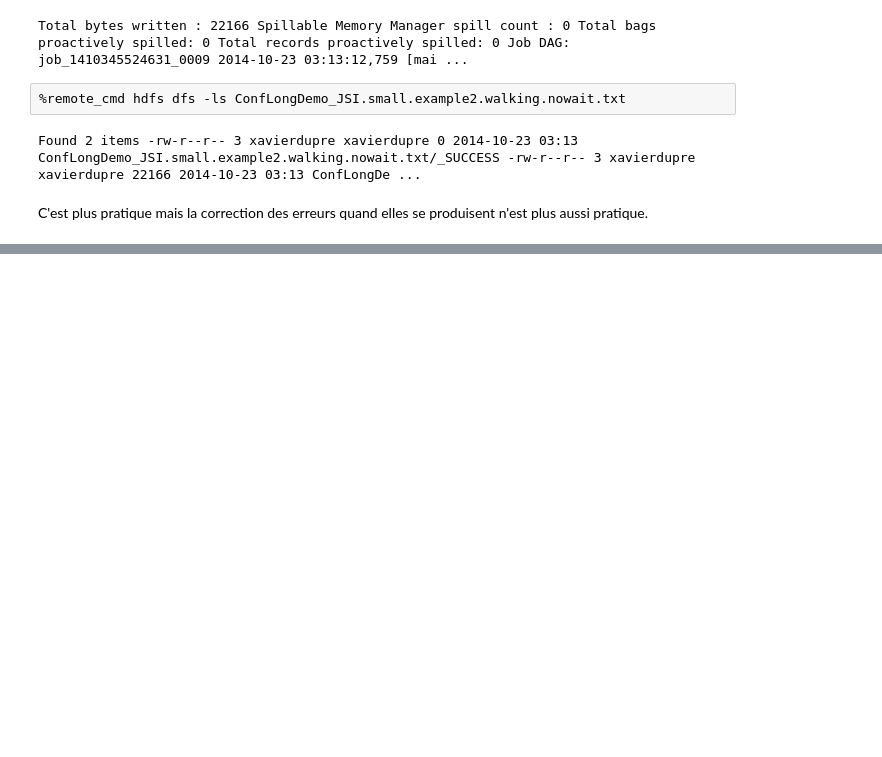
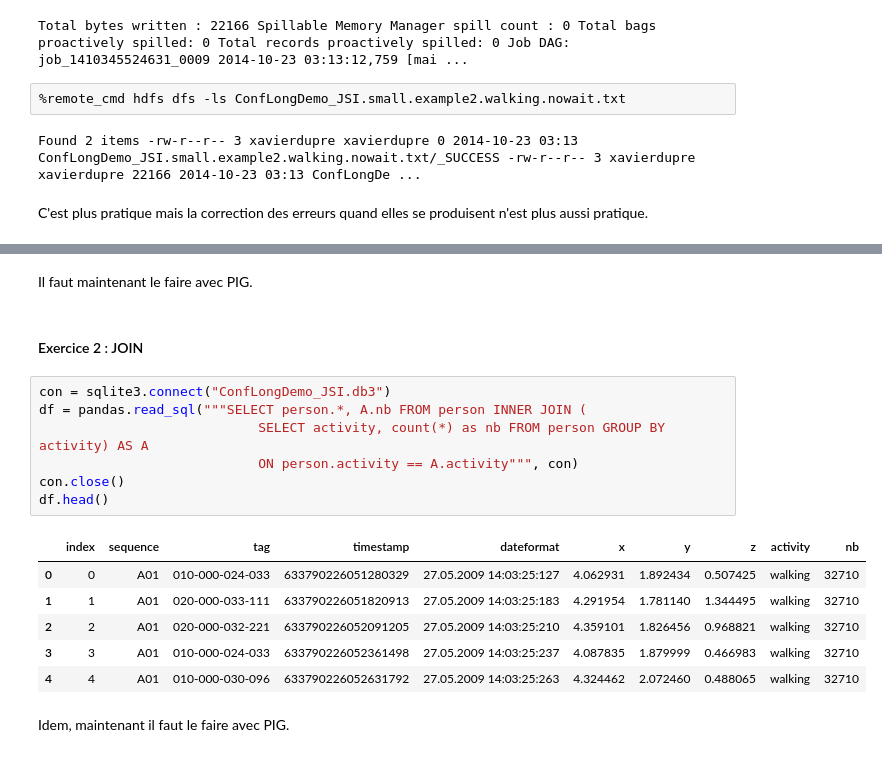
Before and after one commit to sdpython/ensae_teaching_cs, a Jupyter notebook: _doc/notebooks/td3a/td3a_cenonce_session6.ipynb, the cells around one changed output, grey strips where cells are left out. Cells and saved outputs as stored; diff of their text form; blank space fills up the shorter version.

```diff
--- a/_doc/notebooks/td3a/td3a_cenonce_session6.ipynb
+++ b/_doc/notebooks/td3a/td3a_cenonce_session6.ipynb
@@ -338,0 +363,20 @@ C'est plus pratique mais la correction des erreurs quand elles se produisent n'e
+# %% [markdown]
+Il faut maintenant le faire avec PIG.
+# %% [markdown]
+<h4 id="exo2">Exercice 2 : JOIN</h4>
+# %%
+con = sqlite3.connect("ConfLongDemo_JSI.db3")
+df = pandas.read_sql("""SELECT person.*, A.nb FROM person INNER JOIN (
+                            SELECT activity, count(*) as nb FROM person GROUP BY activity) AS A
+                            ON person.activity == A.activity""", con)
+con.close()
+df.head()
+# %% [output]
+|  | index | sequence | tag | timestamp | dateformat | x | y | z | activity | nb |
+| 0 | 0 | A01 | 010-000-024-033 | 633790226051280329 | 27.05.2009 14:03:25:127 | 4.062931 | 1.892434 | 0.507425 | walking | 32710 |
+| 1 | 1 | A01 | 020-000-033-111 | 633790226051820913 | 27.05.2009 14:03:25:183 | 4.291954 | 1.781140 | 1.344495 | walking | 32710 |
+| 2 | 2 | A01 | 020-000-032-221 | 633790226052091205 | 27.05.2009 14:03:25:210 | 4.359101 | 1.826456 | 0.968821 | walking | 32710 |
+| 3 | 3 | A01 | 010-000-024-033 | 633790226052361498 | 27.05.2009 14:03:25:237 | 4.087835 | 1.879999 | 0.466983 | walking | 32710 |
+| 4 | 4 | A01 | 010-000-030-096 | 633790226052631792 | 27.05.2009 14:03:25:263 | 4.324462 | 2.072460 | 0.488065 | walking | 32710 |
+# %% [markdown]
+Idem, maintenant il faut le faire avec PIG.
```
Also changed, not shown: parts of 5 cells of this notebook, 4 other files.
